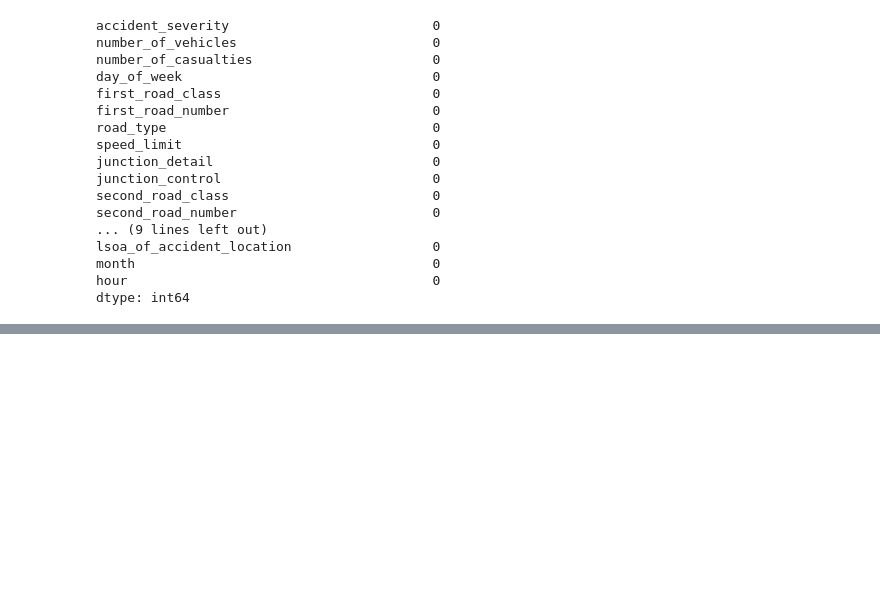
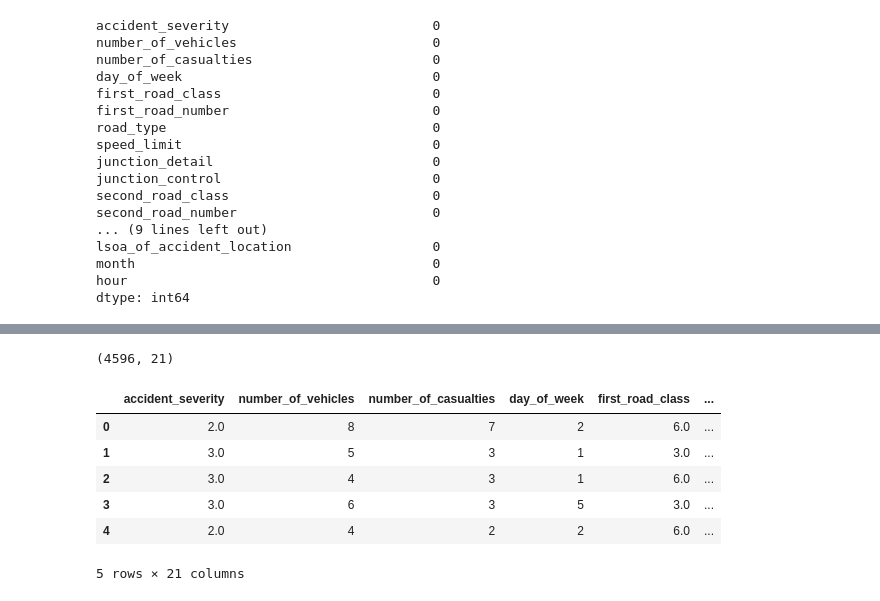
Before and after one commit to AliAkolade/RoadSafetyDataAnalysis, a Jupyter notebook: RoadSafetyDataAnalysis.ipynb, the cells around one changed output, grey strips where cells are left out. Saved outputs shown, nothing was run; the diff lists cells and outputs as text; code cells hidden in the pictures; blank space fills up the shorter version.

```diff
--- a/RoadSafetyDataAnalysis.ipynb
+++ b/RoadSafetyDataAnalysis.ipynb
@@ -160,0 +207,9 @@ for group,data in group_df:
+# %%
+# Calculating the Mode (Most Occurrence) Of Each Column
+count = 0
+for group, data in group_df:
+    if count < 1:
+        print("First Group - ", group)
+        df_mode = data.mode(numeric_only=True, dropna=True).dropna()
+        count+=1
+df_mode.head()
@@ -160,0 +221,38 @@ for group,data in group_df:
+# %%
+# Combining To Create Final Dataset
+
+# Creating the final Dataset with required columns
+df_final = pd.DataFrame(columns=df_mode.columns)
+
+count = 0
+for group, data in group_df:
+    # Calculate Modes in Group
+    df_mode = data.mode(numeric_only=True, dropna=True).dropna()
+
+    # Calculate Sums (Vehicles & Casualties) in Group
+    df_sum = DataFrame(data[cols].sum()).transpose()
+
+    # Replace Vehicles Column (SumDF -> ModeDF)
+    df_mode.number_of_vehicles = df_sum.number_of_vehicles
+
+    # Replace Casualties Column (SumDF -> ModeDF)
+    df_mode.number_of_casualties = df_sum.number_of_casualties
+
+    # Append Updated ModeDF to FinalDF
+    df_final = pd.concat([df_final, df_mode.iloc[:1]])
+    df_final = df_final.reset_index(drop=True)
+
+df_final.shape
+# %% [output]
+(4596, 21)
+# %%
+# Final Dataset Sample
+df_final.head()
+# %% [output]
+|  | accident_severity | number_of_vehicles | number_of_casualties | day_of_week | first_road_class | ... |
+| 0 | 2.0 | 8 | 7 | 2 | 6.0 | ... |
+| 1 | 3.0 | 5 | 3 | 1 | 3.0 | ... |
+| 2 | 3.0 | 4 | 3 | 1 | 6.0 | ... |
+| 3 | 3.0 | 6 | 3 | 5 | 3.0 | ... |
+| 4 | 2.0 | 4 | 2 | 2 | 6.0 | ... |
+5 rows × 21 columns
```
Also changed, not shown: parts of 8 cells of this notebook.
